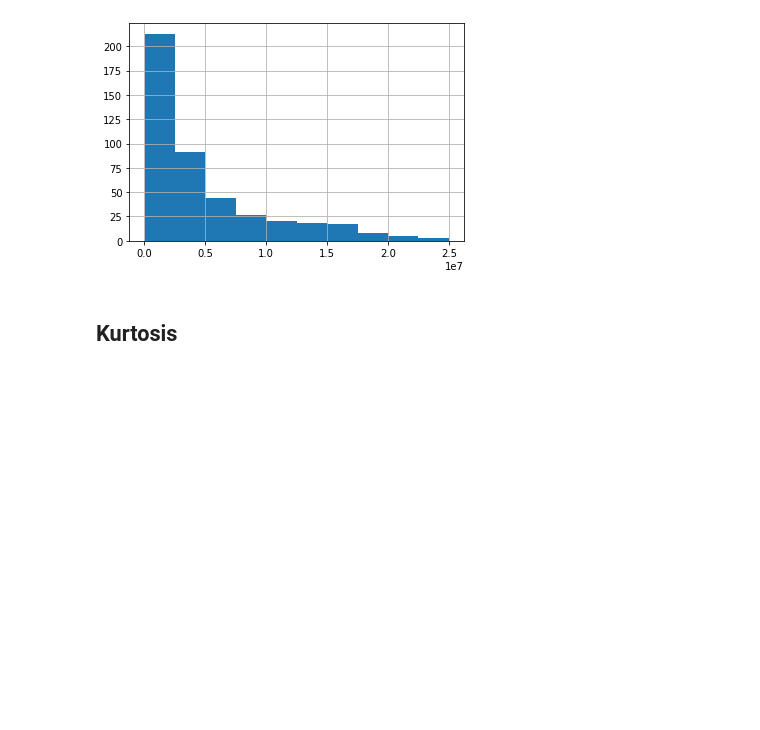
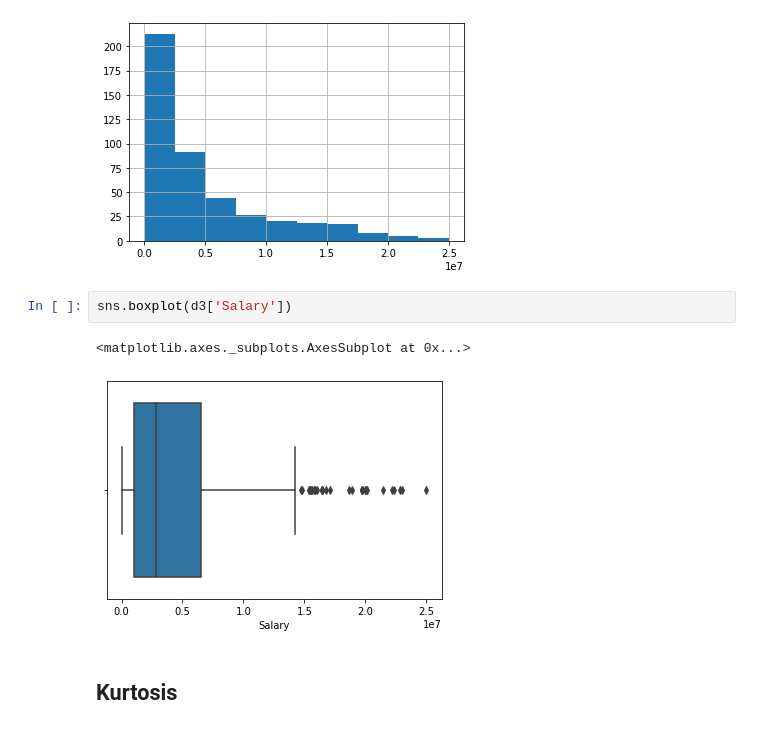
Before and after one commit to dayanandv/Data-Science, a Jupyter notebook: Descriptive_Statistics.ipynb, the cells around one changed output. Saved outputs shown, nothing was run; the diff lists cells and outputs as text; blank space fills up the shorter version.

```diff
--- a/Descriptive_Statistics.ipynb
+++ b/Descriptive_Statistics.ipynb
@@ -245,6 +257,11 @@ d3['Salary'].sort_values().hist().plot(use_index=False)
 # %% [output]
 []
 [figure]
+# %%
+sns.boxplot(d3['Salary'])
+# %% [output]
+<matplotlib.axes._subplots.AxesSubplot at 0x...>
+[figure, added]
 # %% [markdown]
 ## Kurtosis
 # %%
```
Also changed, not shown: parts of 2 cells of this notebook.
